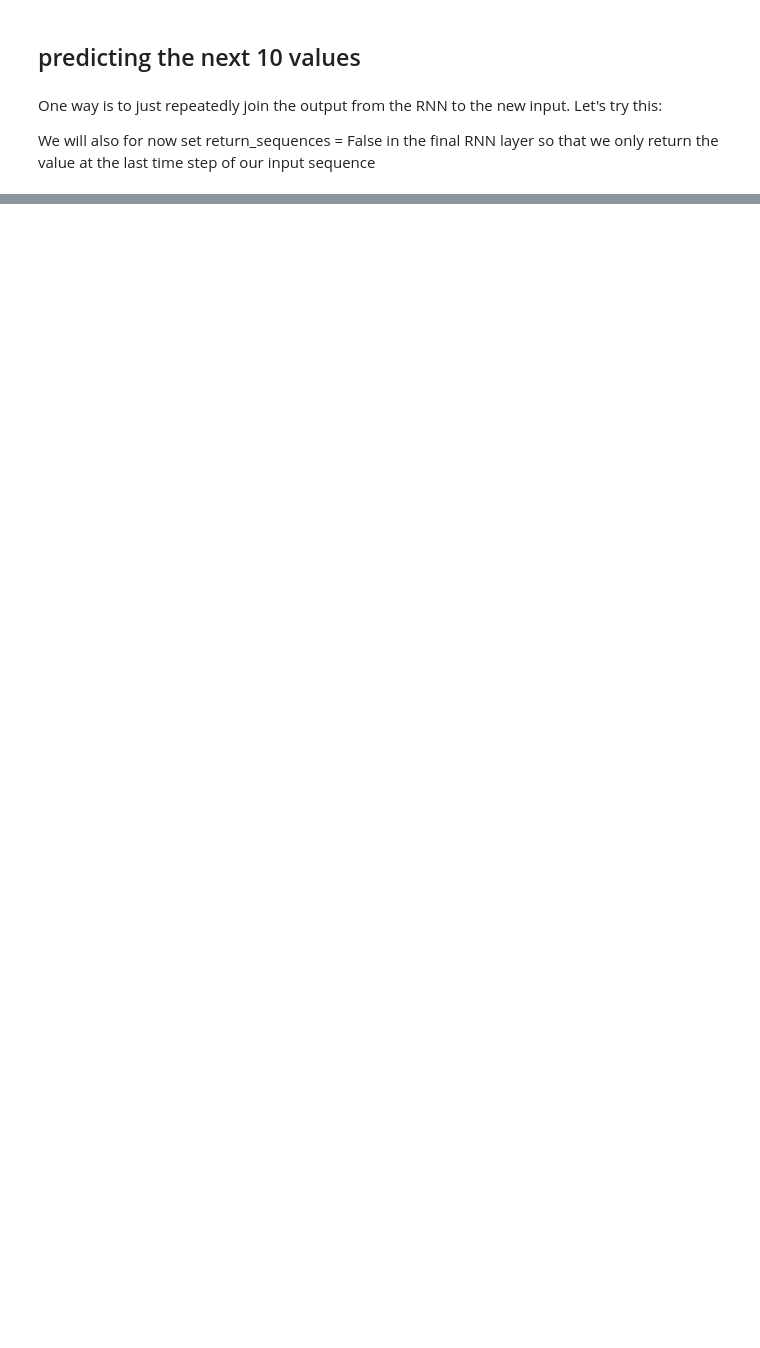
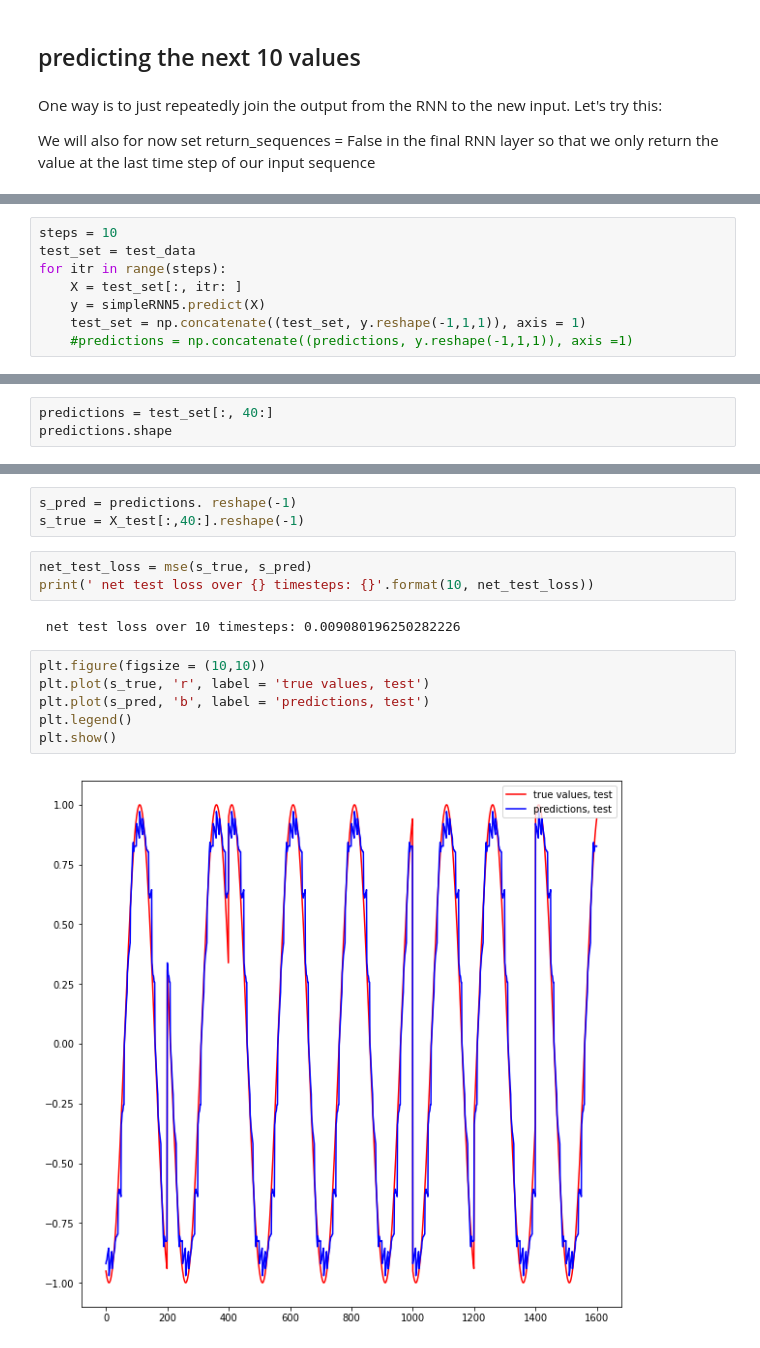
Before and after one commit to praritagarwal/Simple-RNN-in-Keras, a Jupyter notebook: RNNs in Keras.ipynb, the cells around one changed output, grey strips where cells are left out. Drawn from its saved outputs; the diff is of its cells as text; blank space fills up the shorter version.

```diff
--- a/RNNs in Keras.ipynb
+++ b/RNNs in Keras.ipynb
@@ -602,0 +697,8 @@ We will also for now set return_sequences = False in the final RNN layer so that
+# %%
+steps = 10
+test_set = test_data
+for itr in range(steps):
+    X = test_set[:, itr: ]
+    y = simpleRNN5.predict(X)
+    test_set = np.concatenate((test_set, y.reshape(-1,1,1)), axis = 1)
+    #predictions = np.concatenate((predictions, y.reshape(-1,1,1)), axis =1)
@@ -602,0 +709,3 @@ We will also for now set return_sequences = False in the final RNN layer so that
+# %%
+predictions = test_set[:, 40:]
+predictions.shape
@@ -602,0 +721,16 @@ We will also for now set return_sequences = False in the final RNN layer so that
+# %%
+s_pred = predictions. reshape(-1)
+s_true = X_test[:,40:].reshape(-1)
+# %%
+net_test_loss = mse(s_true, s_pred)
+print(' net test loss over {} timesteps: {}'.format(10, net_test_loss))
+# %% [output]
+ net test loss over 10 timesteps: 0.009080196250282226
+# %%
+plt.figure(figsize = (10,10))
+plt.plot(s_true, 'r', label = 'true values, test')
+plt.plot(s_pred, 'b', label = 'predictions, test')
+plt.legend()
+plt.show()
+# %% [output]
+[figure, added]
```
Also changed, not shown: parts of 23 cells of this notebook.
